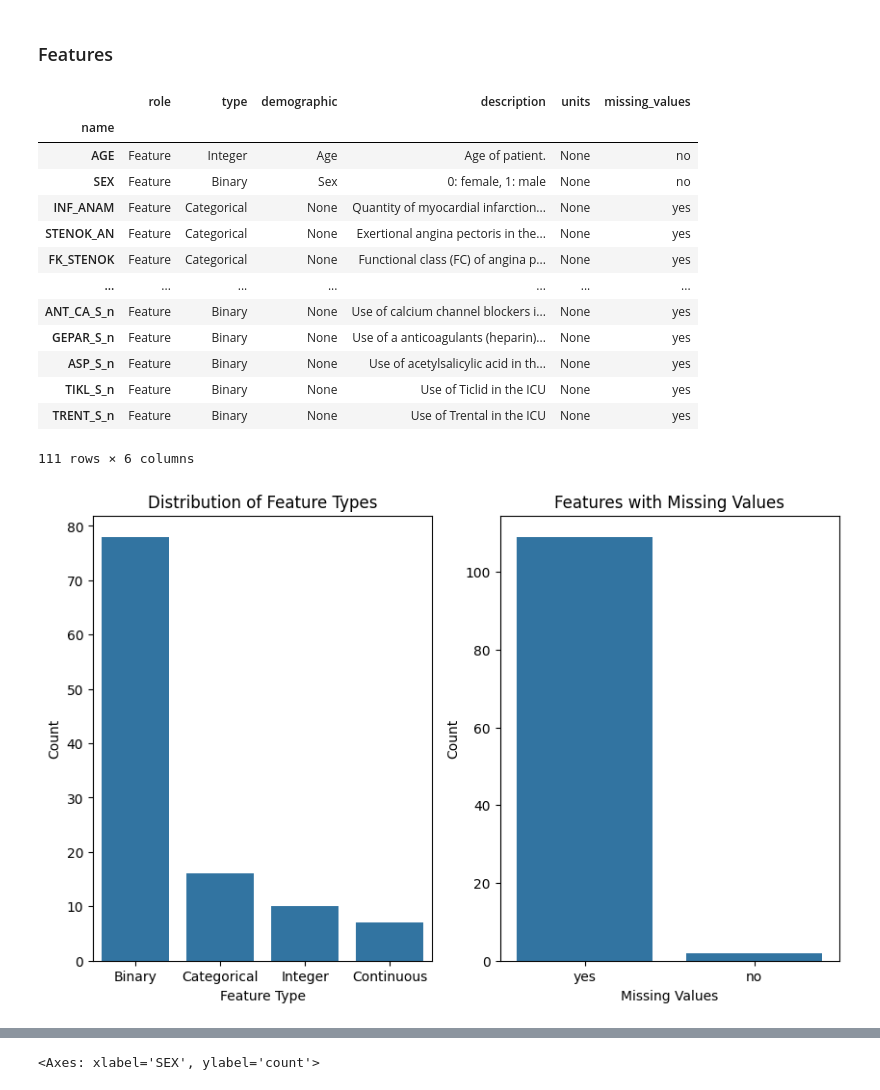
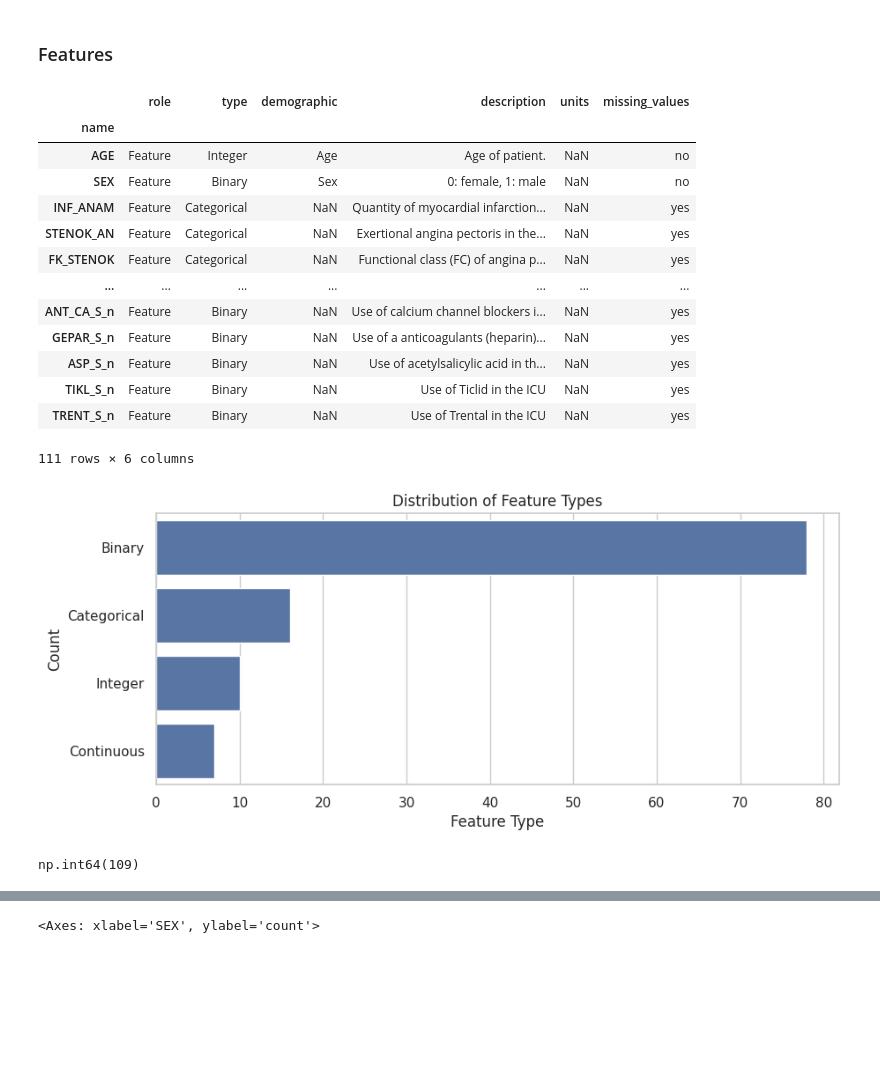
Before and after one commit to AlbertZweistein-2/184.702_MachineLearning, a Jupyter notebook: source/dev.ipynb, the cells around one changed output, grey strips where cells are left out. Cells and saved outputs as stored; diff of their text form; code cells hidden in the pictures; blank space fills up the shorter version.

```diff
--- a/source/dev.ipynb
+++ b/source/dev.ipynb
@@ -361,6 +341,10 @@ There are four possible time moments for complication prediction: on base of the
 4.      the end of the third day (72 hours after admission to the hospital) all input columns (2-112) can be used for prediction.
 
 You can find detailed description of database, descriptive statistics and csv version of database in DOI: 10.25392/leicester.data.12045261.v3
+# %%
+mi_features = pd.read_csv('../datasets/MI/mi_features.csv', index_col=0)
+mi_targets = pd.read_csv('../datasets/MI/mi_targets.csv', index_col=0)
+mi_variables = pd.read_csv('../datasets/MI/mi_variables.csv', index_col=0)
 # %%
 print(f"""
 Dataset Name:          {mi_metadata.name}
@@ -509,33 +493,34 @@ mi_feature_variables
 # %% [output]
 |  | role | type | demographic | description | units | missing_values |
 | name |  |  |  |  |  |  |
-| AGE | Feature | Integer | Age | Age of patient. | None | no |
-| SEX | Feature | Binary | Sex | 0: female, 1: male | None | no |
-| INF_ANAM | Feature | Categorical | None | Quantity of myocardial infarction... | None | yes |
-| STENOK_AN | Feature | Categorical | None | Exertional angina pectoris in the... | None | yes |
-| FK_STENOK | Feature | Categorical | None | Functional class (FC) of angina p... | None | yes |
+| AGE | Feature | Integer | Age | Age of patient. | NaN | no |
+| SEX | Feature | Binary | Sex | 0: female, 1: male | NaN | no |
+| INF_ANAM | Feature | Categorical | NaN | Quantity of myocardial infarction... | NaN | yes |
+| STENOK_AN | Feature | Categorical | NaN | Exertional angina pectoris in the... | NaN | yes |
+| FK_STENOK | Feature | Categorical | NaN | Functional class (FC) of angina p... | NaN | yes |
 | ... | ... | ... | ... | ... | ... | ... |
-| ANT_CA_S_n | Feature | Binary | None | Use of calcium channel blockers i... | None | yes |
-| GEPAR_S_n | Feature | Binary | None | Use of а anticoagulants (heparin)... | None | yes |
-| ASP_S_n | Feature | Binary | None | Use of acetylsalicylic acid in th... | None | yes |
-| TIKL_S_n | Feature | Binary | None | Use of Ticlid in the ICU | None | yes |
-| TRENT_S_n | Feature | Binary | None | Use of Trental in the ICU | None | yes |
+| ANT_CA_S_n | Feature | Binary | NaN | Use of calcium channel blockers i... | NaN | yes |
+| GEPAR_S_n | Feature | Binary | NaN | Use of а anticoagulants (heparin)... | NaN | yes |
+| ASP_S_n | Feature | Binary | NaN | Use of acetylsalicylic acid in th... | NaN | yes |
+| TIKL_S_n | Feature | Binary | NaN | Use of Ticlid in the ICU | NaN | yes |
+| TRENT_S_n | Feature | Binary | NaN | Use of Trental in the ICU | NaN | yes |
 111 rows × 6 columns
 # %%
-fig, axs = plt.subplots(ncols=2, nrows=1, figsize=(10,6))
 #label the boxes
-sns.countplot(data=mi_feature_variables, x='type', ax=axs[0], order=mi_feature_variables['type'].value_counts().index)
-axs[0].set_xlabel('Feature Type')
-axs[0].set_ylabel('Count')
-axs[0].set_title('Distribution of Feature Types')
-sns.countplot(data=mi_feature_variables, x='missing_values', ax=axs[1], order=mi_feature_variables['missing_values'].value_counts().index)
-axs[1].set_xlabel('Missing Values')
-axs[1].set_ylabel('Count')
-axs[1].set_title('Features with Missing Values')
+fig, axs = plt.subplots(figsize=(10, 4))
+sns.countplot(data=mi_feature_variables, y='type', ax=axs, order=mi_feature_variables['type'].value_counts().index)
+axs.set_xlabel('Feature Type')
+axs.set_ylabel('Count')
+axs.set_title('Distribution of Feature Types')
+
 
 plt.show()
 # %% [output]
-[figure, old version]
+[figure, new version]
+# %%
+mi_feature_variables['missing_values'].value_counts()["yes"]
+# %% [output]
+np.int64(109)
 # %%
 mi_feature_variables[mi_feature_variables["type"] == "Continuous"]
 # %% [output]
```
Also changed, not shown: parts of 12 cells of this notebook, 11 other files.
